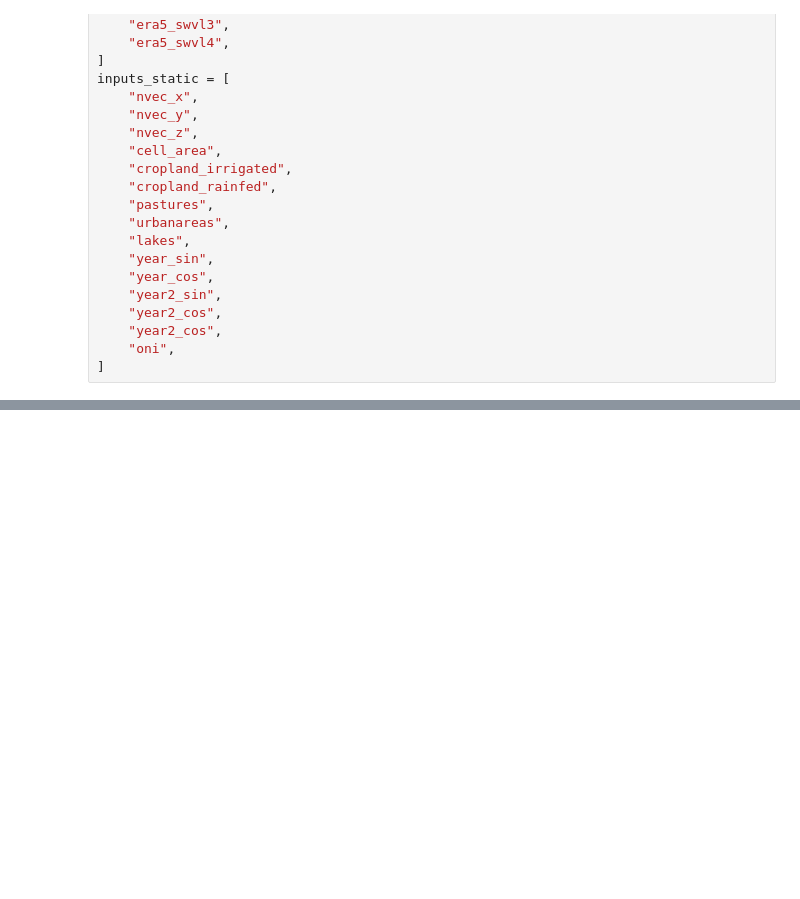
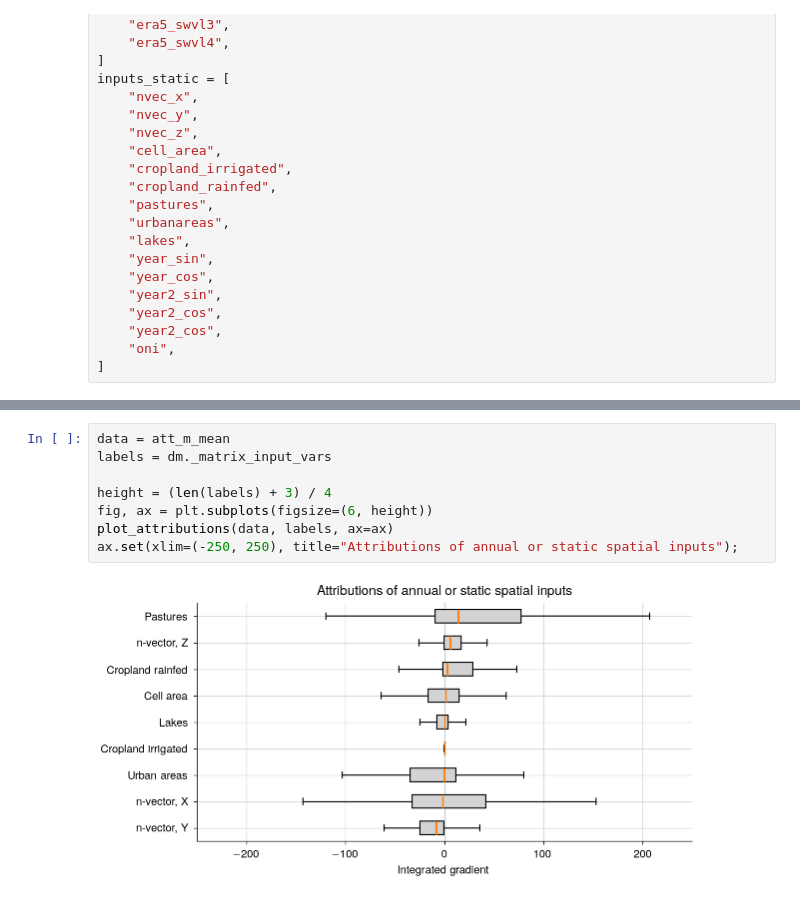
Before and after one commit to lqgentner/deeprec, a Jupyter notebook: notebooks/31-additional-analysis/feature-importance.ipynb, the cells around one changed output, grey strips where cells are left out. Drawn from its saved outputs; the diff is of its cells as text; blank space fills up the shorter version.

```diff
--- a/notebooks/31-additional-analysis/feature-importance.ipynb
+++ b/notebooks/31-additional-analysis/feature-importance.ipynb
@@ -279,0 +378,10 @@ oni                 : -0.7284
+# %%
+data = att_m_mean
+labels = dm._matrix_input_vars
+
+height = (len(labels) + 3) / 4
+fig, ax = plt.subplots(figsize=(6, height))
+plot_attributions(data, labels, ax=ax)
+ax.set(xlim=(-250, 250), title="Attributions of annual or static spatial inputs");
+# %% [output]
+[figure, added]
```
Also changed, not shown: parts of 44 cells of this notebook.
